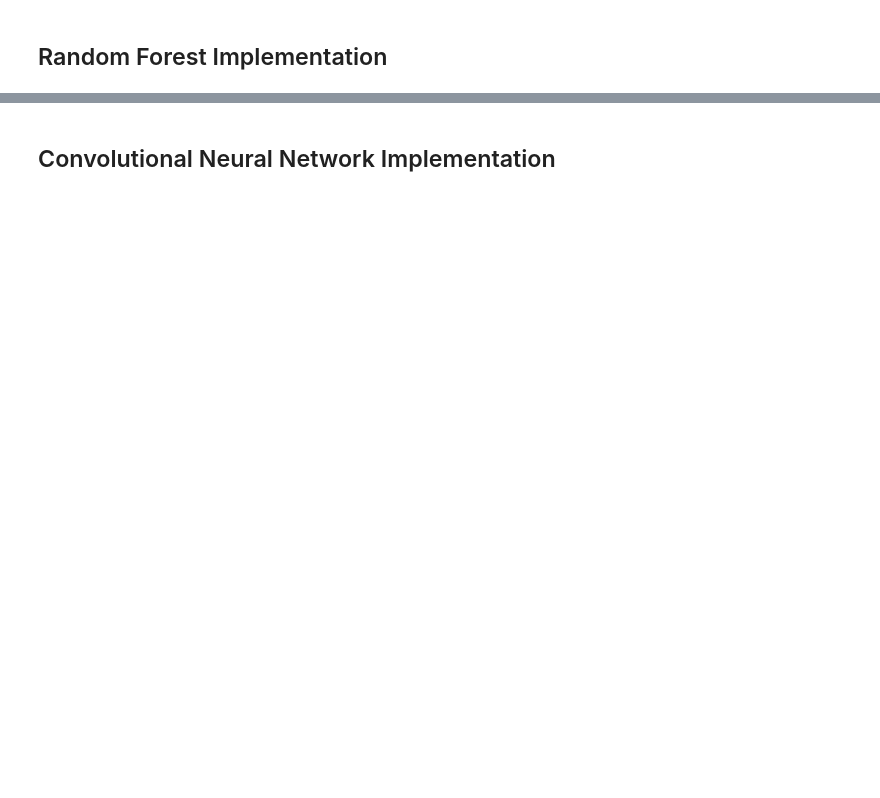
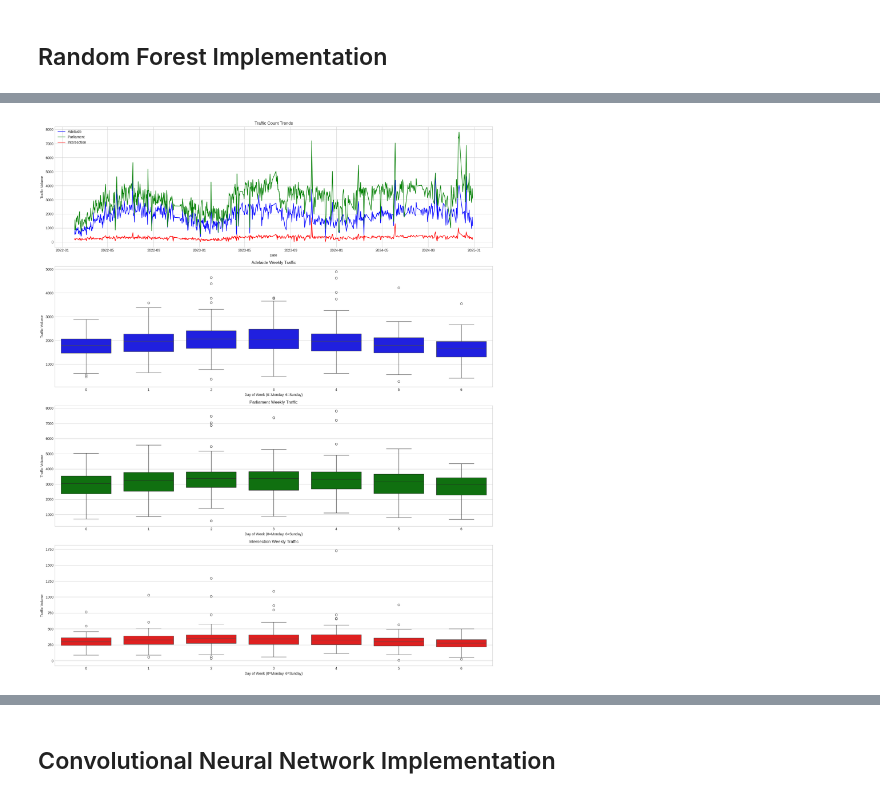
Before and after one commit to AndrewBliss4/CS4442, a Jupyter notebook: 4442_final_proj.ipynb, the cells around one changed output, grey strips where cells are left out. Cells and saved outputs as stored; diff of their text form; code cells hidden in the pictures; blank space fills up the shorter version.

```diff
--- a/4442_final_proj.ipynb
+++ b/4442_final_proj.ipynb
@@ -242,0 +272,92 @@ def prepare_ml_features(data, lag_features=3):
+# %%
+def visualize_traffic_data(street1_data, street2_data, intersection_data, street_names):
+    """
+    Visualize traffic patterns through multiple plots including:
+    - Time series trends
+    - Weekly distribution box plots
+    - Traffic volume distribution pie chart
+
+    Args:
+        street1_data (DataFrame): Processed data for first street
+        street2_data (DataFrame): Processed data for second street
+        intersection_data (DataFrame): Processed data for intersection
+        street_names (dict): Dictionary containing street name identifiers
+    """
+    # Simple color scheme
+    colors = {
+        'street1': 'blue',
+        'street2': 'green',
+        'intersection': 'red'
+    }
+
+    # Create figure with subplots
+    fig, axes = plt.subplots(4, 1, figsize=(18, 22))
+
+    # --------------------------
+    # Time Series Plot
+    # --------------------------
+    axes[0].plot(street1_data.index, street1_data['traffic_count'],
+                label=street_names['street1'], color=colors['street1'])
+    axes[0].plot(street2_data.index, street2_data['traffic_count'],
+                label=street_names['street2'], color=colors['street2'])
+    axes[0].plot(intersection_data.index, intersection_data['traffic_count'],
+                label='Intersection', color=colors['intersection'])
+
+    axes[0].set_title('Traffic Count Trends')
+    axes[0].set_xlabel('Date')
+    axes[0].set_ylabel('Traffic Volume')
+    axes[0].legend()
+    axes[0].grid(True)
+
+    # --------------------------
+    # Day of Week Distribution
+    # --------------------------
+    # Street 1
+    sns.boxplot(data=street1_data, x='day_of_week', y='traffic_count',
+               ax=axes[1], color=colors['street1'])
+    axes[1].set_title(f"{street_names['street1']} Weekly Traffic")
+    axes[1].set_xlabel('Day of Week (0=Monday, 6=Sunday)')
+    axes[1].set_ylabel('Traffic Volume')
+
+    # Street 2
+    sns.boxplot(data=street2_data, x='day_of_week', y='traffic_count',
+               ax=axes[2], color=colors['street2'])
+    axes[2].set_title(f"{street_names['street2']} Weekly Traffic")
+    axes[2].set_xlabel('Day of Week (0=Monday, 6=Sunday)')
+    axes[2].set_ylabel('Traffic Volume')
+
+    # Intersection
+    sns.boxplot(data=intersection_data, x='day_of_week', y='traffic_count',
+               ax=axes[3], color=colors['intersection'])
+    axes[3].set_title("Intersection Weekly Traffic")
+    axes[3].set_xlabel('Day of Week (0=Monday, 6=Sunday)')
+    axes[3].set_ylabel('Traffic Volume')
+
+    plt.tight_layout()
+    plt.show()
+
+    # --------------------------
+    # Traffic Volume Distribution
+    # --------------------------
+    plt.figure(figsize=(8, 8))
+    totals = [
+        street1_data['traffic_count'].sum(),
+        street2_data['traffic_count'].sum()
+    ]
+
+    plt.pie(totals,
+           labels=[street_names['street1'], street_names['street2']],
+           autopct='%1.1f%%',
+           startangle=90,
+           colors=[colors['street1'], colors['street2']])
+    plt.title('Relative Traffic Volume Distribution')
+    plt.show()
+
+# Example usage:
+street_names = {
+    'street1': 'Adelaide',
+    'street2': 'Parliament'
+}
+visualize_traffic_data(adelaide_data, parliament_data, intersection_data, street_names)
+# %% [output]
+[figure, added]
```
Also changed, not shown: parts of 35 cells of this notebook.
